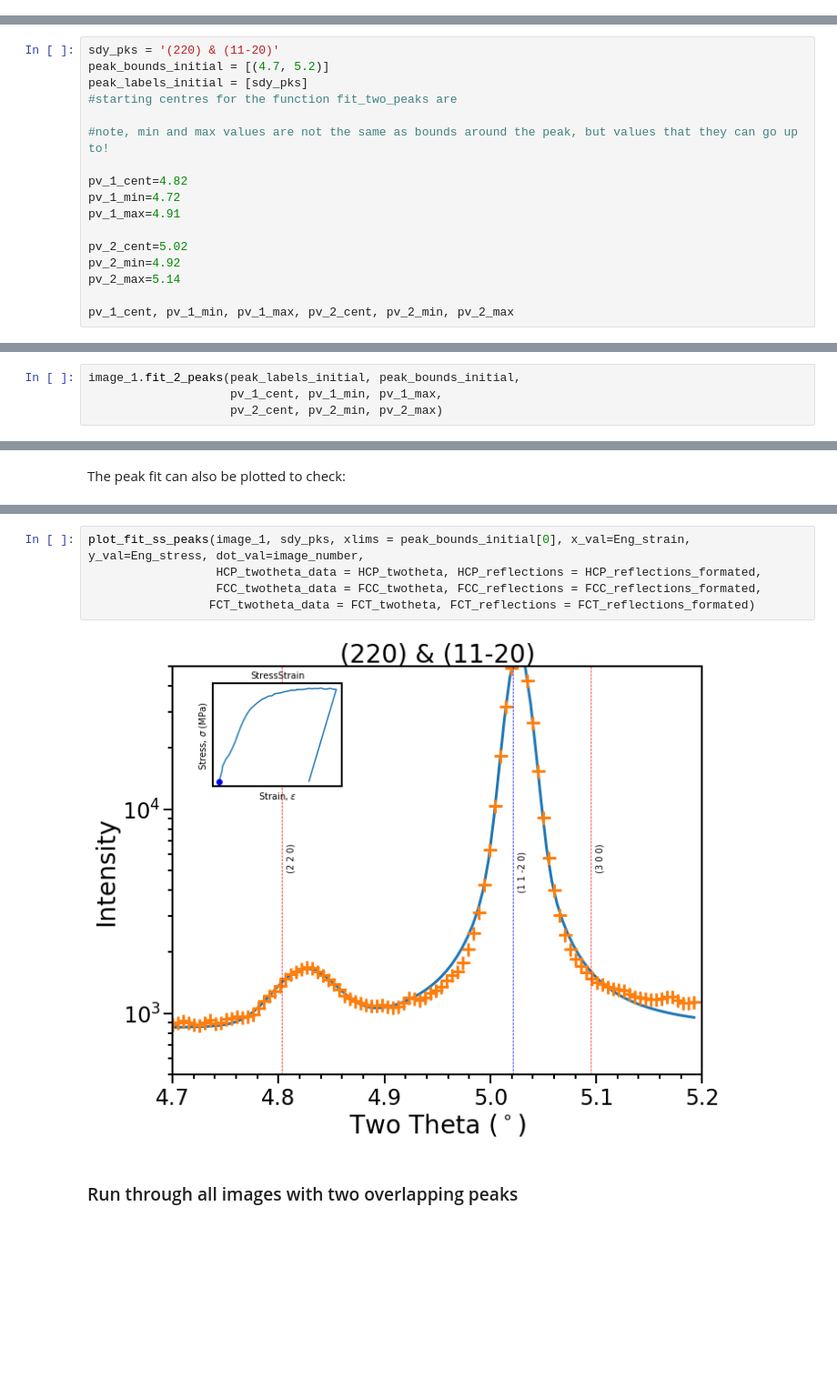
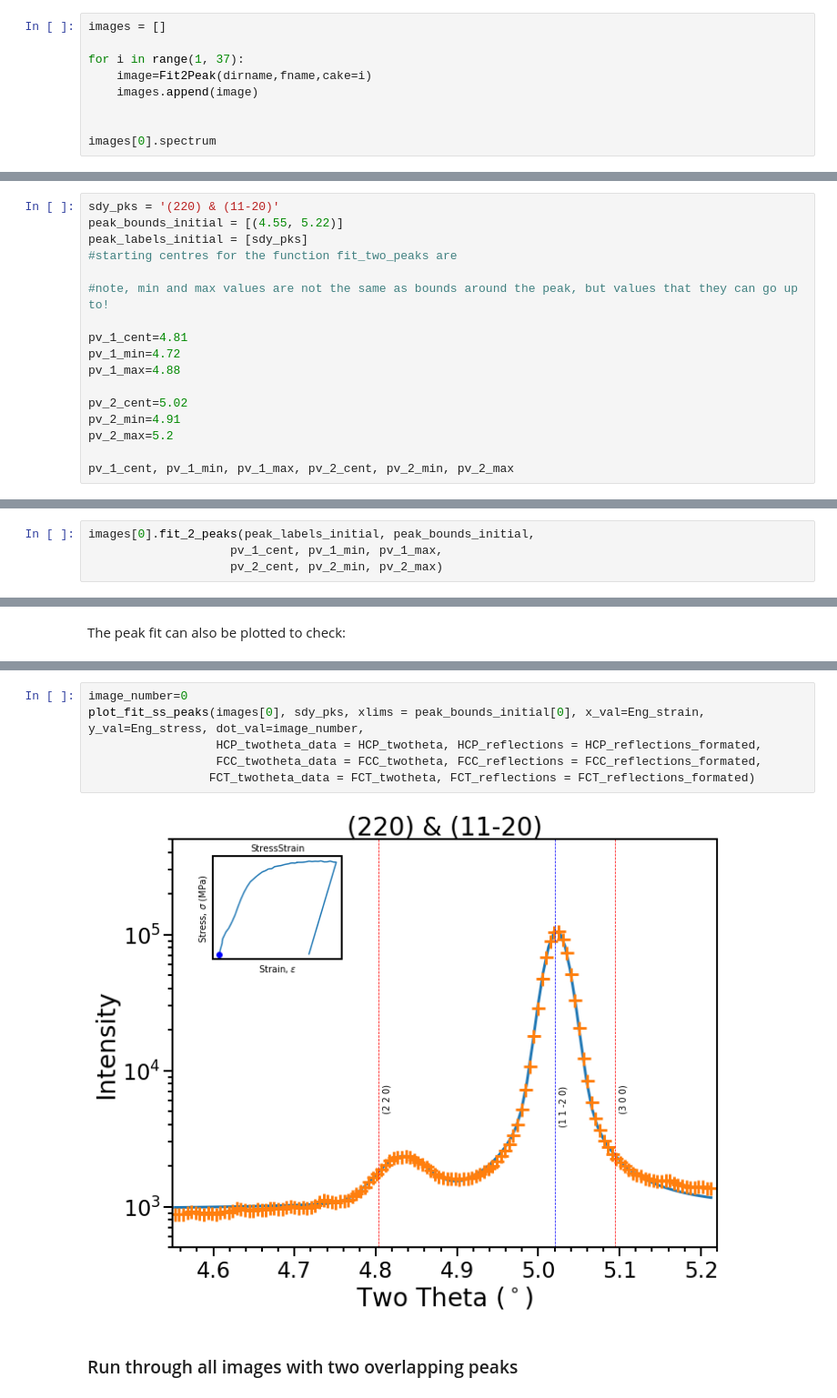
Before and after one commit to Mats-Student-Olie/Double-Peak-Fit, a Jupyter notebook: Dual Peak_Main.ipynb, the cells around one changed output, grey strips where cells are left out. Shown at 91% size. Saved outputs shown, nothing was run; the diff lists cells and outputs as text; blank space fills up the shorter version.

```diff
--- a/Dual Peak_Main.ipynb
+++ b/Dual Peak_Main.ipynb
@@ -196,0 +181,9 @@ array([[  1.29015, 863.874  ],
+# %%
+images = []
+
+for i in range(1, 37):
+    image=Fit2Peak(dirname,fname,cake=i)
+    images.append(image)
+
+
+images[0].spectrum
@@ -227,19 +241,19 @@ plot_spectrum(image_1, xmin=5.55, xmax=5.87) # (311) & (02-20)
 Define peak bounds (in this case covering the 2 overlapping peaks for the entire thermo-mechanical cycle) and labels of the overlapping peaks as a single string:
 # %%
 sdy_pks = '(220) & (11-20)'
-peak_bounds_initial = [(4.7, 5.2)]
+peak_bounds_initial = [(4.55, 5.22)]
 peak_labels_initial = [sdy_pks]
 #starting centres for the function fit_two_peaks are
 
 #note, min and max values are not the same as bounds around the peak, but values that they can go up to!
 
-pv_1_cent=4.82
+pv_1_cent=4.81
 pv_1_min=4.72
-pv_1_max=4.91
+pv_1_max=4.88
 
 pv_2_cent=5.02
-pv_2_min=4.92
-pv_2_max=5.14
+pv_2_min=4.91
+pv_2_max=5.2
 
 pv_1_cent, pv_1_min, pv_1_max, pv_2_cent, pv_2_min, pv_2_max
 # %% [output]
@@ -247,7 +261,7 @@ pv_1_cent, pv_1_min, pv_1_max, pv_2_cent, pv_2_min, pv_2_max
 # %% [markdown]
 The method `fit_2_peaks` fits two overlapping peaks:
 # %%
-image_1.fit_2_peaks(peak_labels_initial, peak_bounds_initial,
+images[0].fit_2_peaks(peak_labels_initial, peak_bounds_initial,
                     pv_1_cent, pv_1_min, pv_1_max,
                     pv_2_cent, pv_2_min, pv_2_max)
 # %% [markdown]
@@ -295,10 +304,11 @@ Peak fit with expected reflections added can be plotted
 # %%
-plot_fit_ss_peaks(image_1, sdy_pks, xlims = peak_bounds_initial[0], x_val=Eng_strain, y_val=Eng_stress, dot_val=image_number,
+image_number=0
+plot_fit_ss_peaks(images[0], sdy_pks, xlims = peak_bounds_initial[0], x_val=Eng_strain, y_val=Eng_stress, dot_val=image_number,
                   HCP_twotheta_data = HCP_twotheta, HCP_reflections = HCP_reflections_formated,
                   FCC_twotheta_data = FCC_twotheta, FCC_reflections = FCC_reflections_formated,
                  FCT_twotheta_data = FCT_twotheta, FCT_reflections = FCT_reflections_formated)
 # %% [output]
-[figure, old version]
+[figure, new version]
 # %% [markdown]
 ### Run through all images with two overlapping peaks
 # %% [markdown]
```
Also changed, not shown: parts of 27 cells of this notebook, 1 other file.
